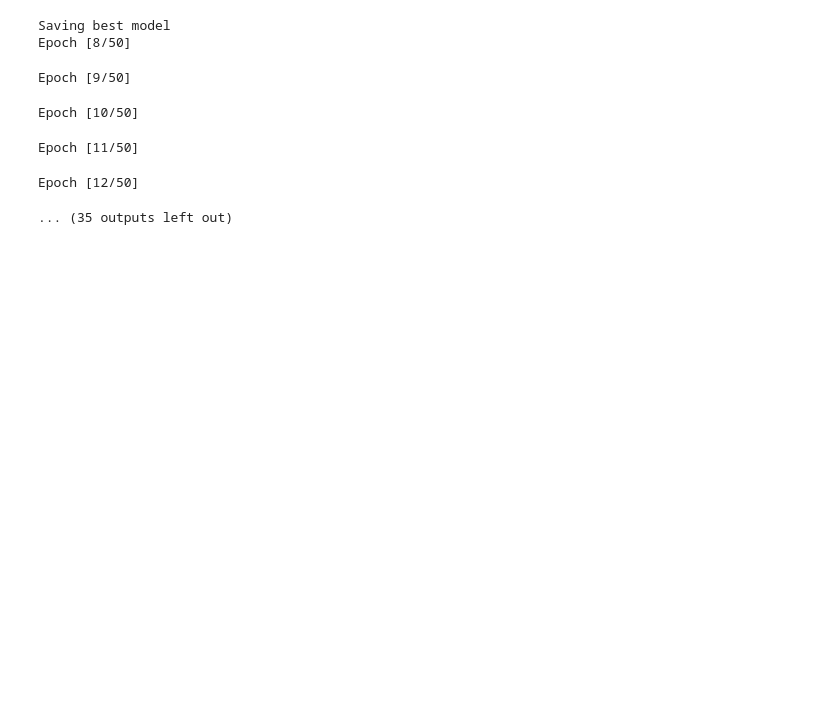
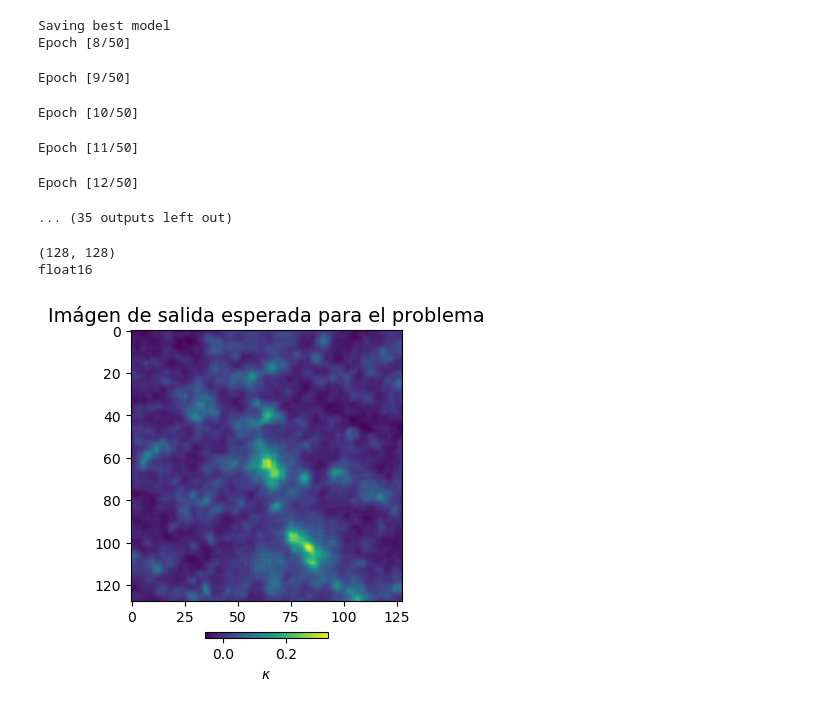
Before and after one commit to BryanAlvarado777/dataton24, a Jupyter notebook: experimentos/unet_mae_magandorgraderr_lr_totalpartition/purrfect_predictors_dataton.ipynb, the cells around one changed output. Saved outputs shown, nothing was run; the diff lists cells and outputs as text; code cells hidden in the pictures; blank space fills up the shorter version.

Commit message:
ultimos experimentos y submission

```diff
--- a/experimentos/unet_mae_magandorgraderr_lr_totalpartition/purrfect_predictors_dataton.ipynb
+++ b/experimentos/unet_mae_magandorgraderr_lr_totalpartition/purrfect_predictors_dataton.ipynb
@@ -690,0 +698,9 @@ Epoch [12/50]
+# %%
+# open a .npy file and print the shape
+import numpy as np
+data = np.load("submissions/private_partition_14/purrfectpredict/00821_00001.npy")
+print(data.shape)
+print(data.dtype)
+# %% [output]
+(128, 128)
+float16
@@ -690,0 +709,5 @@ Epoch [12/50]
+# %%
+data = glob.glob("submissions/private_partition_14/purrfectpredict/*.npy")
+plot_kappa(data)
+# %% [output]
+[figure, added]
```
Also changed, not shown: parts of 2 cells of this notebook, 3 other files.
